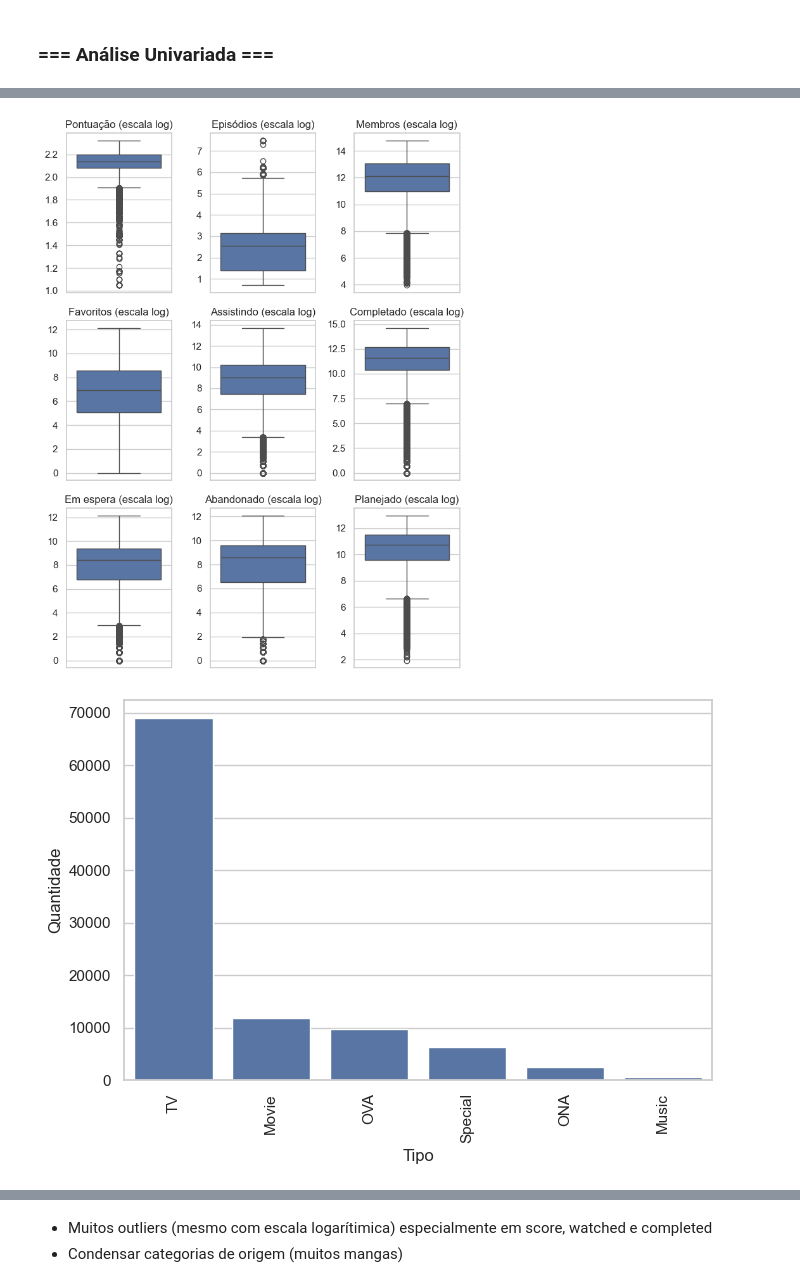
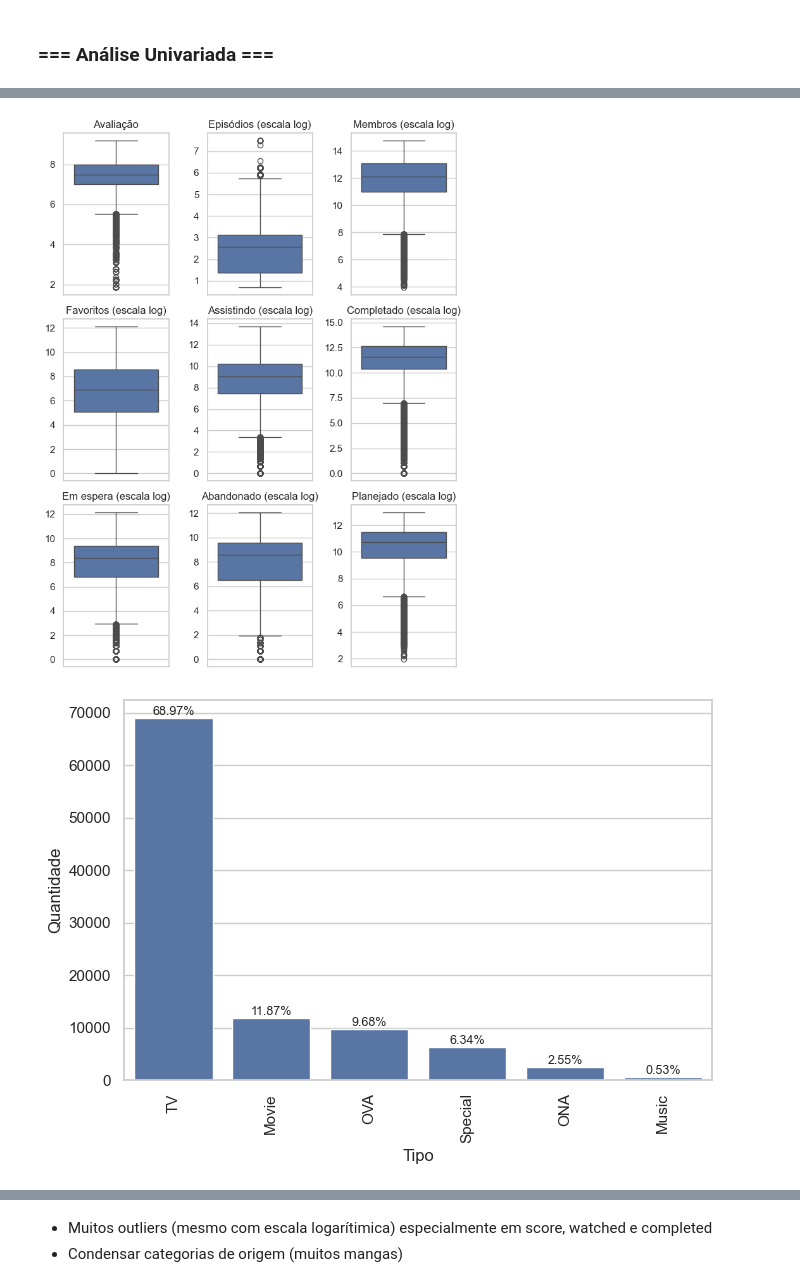
Before and after one commit to Nubily44/CD_EP, a Jupyter notebook: analise_exploratoria.ipynb, the cells around one changed output, grey strips where cells are left out. Cells and saved outputs as stored; diff of their text form; code cells hidden in the pictures.

```diff
--- a/analise_exploratoria.ipynb
+++ b/analise_exploratoria.ipynb
@@ -18,7 +18,7 @@ df = (
     pl.scan_csv("anime_full.csv")
     .collect()
         .rename({
-        'score': 'Pontuação',
+        'score': 'Avaliação',
         'episodes': 'Episódios',
         'members': 'Membros',
         'favorites': 'Favoritos',
@@ -46,7 +46,7 @@ shape: (5, 38)
 | 1.0 | "Cowboy Bebop" | 8.78 | "Action, Adventure, Comedy, Dra… | "Cowboy Bebop" | "TV" | 26.0 | "Apr 3, 1998 to Apr 24, 1999" | "Spring 1998" | "Bandai Visual" | ... |
 # %%
 numeric_analysis_cols = [
-    'Pontuação',
+    'Avaliação',
     'Episódios',
     'Membros',
     'Favoritos',
@@ -63,7 +63,7 @@ categorical_analysis_cols = [
     'Classificação'
 ]
 
-numeric_analysis_log_cols = [f"{col} (escala log)" if col != 'score' else col for col in numeric_analysis_cols]
+numeric_analysis_log_cols = [f"{col} (escala log)" if col != 'Avaliação' else col for col in numeric_analysis_cols]
 # %%
 df_notnull = df.select(numeric_analysis_cols).drop_nulls()
 # %%
@@ -179,35 +188,36 @@ def plot_dataframe(df):
     # ---------- HISTOGRAMS / COUNTPLOTS ----------
     for col in categorical_cols:
         plt.figure(figsize=(7, 5))
 
         order = df[col].value_counts().index
 
         ax = sns.countplot(
             data=df,
             x=col,
             order=order
         )
 
         total = len(df)
 
-        """for p in ax.patches:
+        for p in ax.patches:
             count = p.get_height()
             percentage = 100 * count / total
 
             ax.annotate(
                 f'{percentage:.2f}%',
                 (p.get_x() + p.get_width() / 2, count),
                 ha='center',
-                va='bottom'
-            )"""
+                va='bottom',
+                fontsize=9
+            )
 
         plt.xlabel(f"{col.capitalize()}")
         plt.ylabel("Quantidade")
         plt.xticks(rotation=90)
         plt.tight_layout()
         plt.show()
 
 plot_dataframe(df_log.to_pandas())
 # %% [output]
-[figure, old version]
+[figure, new version]
-[figure, old version]
+[figure, new version]
```
Also changed, not shown: parts of 18 cells of this notebook.
